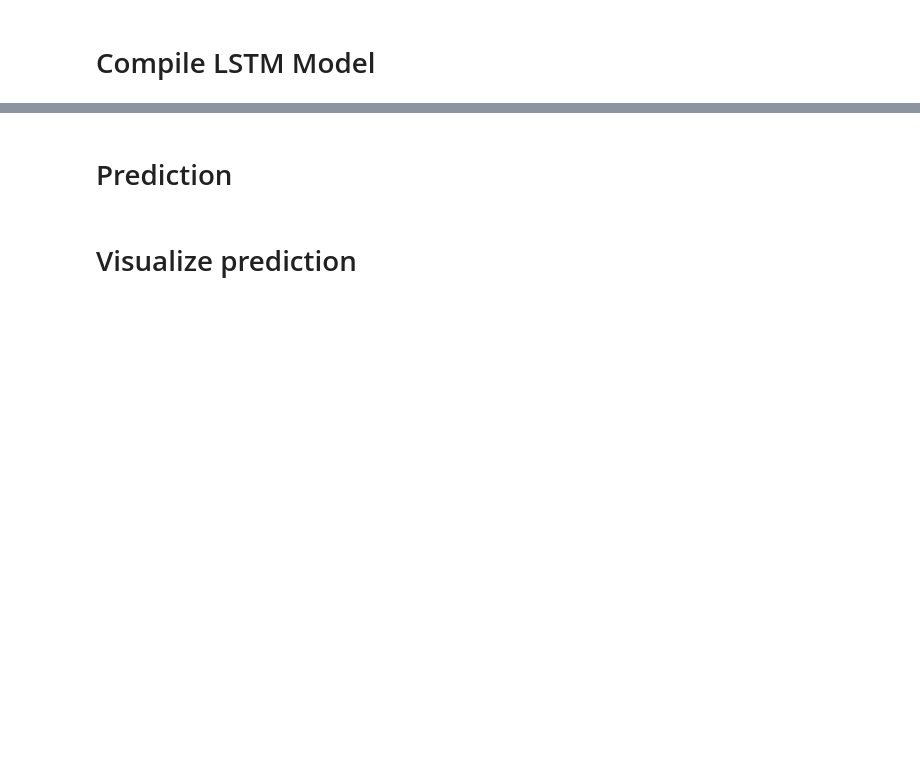
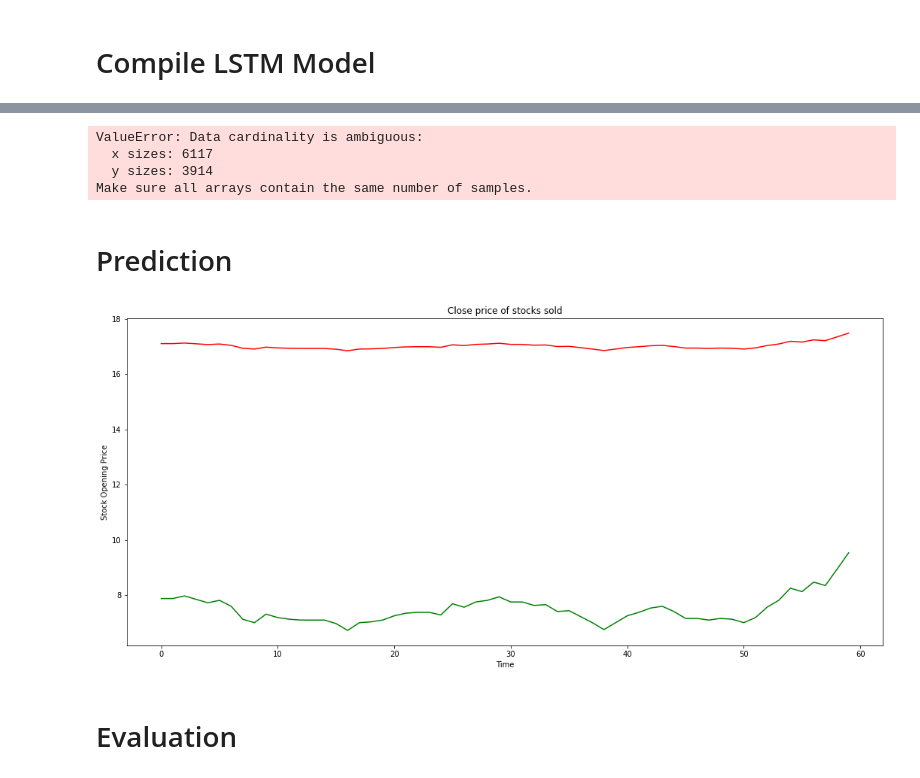
Before and after one commit to Neural-Matrix-LLC/Stock-and-ETF-Prediction, a Jupyter notebook: time series/ensemble-time_series.ipynb, the cells around one changed output, grey strips where cells are left out. Cells and saved outputs as stored; diff of their text form; code cells hidden in the pictures; blank space fills up the shorter version.

Commit message:
keras tuning testing

```diff
--- a/time series/ensemble-time_series.ipynb
+++ b/time series/ensemble-time_series.ipynb
@@ -145,6 +147,7 @@ callbacks = [
 # %% [markdown]
 # Compile LSTM Model
 # %%
+model = LSTM_model()
+model.summary()
 model.compile(optimizer='adam',
-              loss='mean_squared_error',
-              metrics=['accuracy'])
+              loss='mean_squared_error')
@@ -151,40 +172,16 @@ model.compile(optimizer='adam',
 # %%
 start = timeit.default_timer()
 
-model.fit(X_train, y_train,
-          epochs=100, batch_size=32,
-          validation_data=(X_valid, y_valid), callbacks=callbacks)
+model.fit(x_train, y_train,
+          epochs=25, batch_size=32,
+          callbacks=callbacks)
 
 stop = timeit.default_timer()
 print('Time: ', stop - start)
+# %% [output]
+ValueError: Data cardinality is ambiguous:
+  x sizes: 6117
+  y sizes: 3914
+Make sure all arrays contain the same number of samples.
 # %% [markdown]
 # Prediction
-# %%
-from tensorflow.keras.models import Sequential
-from tensorflow.keras.layers import LSTM
-from tensorflow.keras.layers import Dense, Dropout, Activation, Flatten
-
-# Time the grid search
-start = timeit.default_timer()
-
-model = Sequential()
-# Identifying the number of hidden neurons, the activation function,  and input shape
-model.add(LSTM(512, activation='relu',
-               input_shape=(n_steps, n_features),
-               return_sequences=True))
-# Adding a dropout layer to prevent overfitting
-model.add(Dropout(0.2))
-# Adding one more hidden layer with 256 neurons, with a relu activation function
-model.add(LSTM(256,activation='relu'))
-# Flattening the model to vectorize the three-dimensional matrix
-model.add(Flatten())
-# Adding an output layer with a linear activation function
-model.add(Dense(1, activation='linear'))
-# Compiling LSTM with Root Mean Square Propagation and mean squared error (MSE)
-model.compile(optimizer='rmsprop', loss='mean_squared_error',
-                       metrics=['mse'])
-
-stop = timeit.default_timer()
-print('Time: ', stop - start)
-# %% [markdown]
-# Visualize prediction
@@ -191,10 +197,13 @@ print('Time: ', stop - start)
 # %%
-predicted_value = model.predict(X_test)
+predicted_prices = model.predict(x_test)
+predicted_prices = scaler.inverse_transform(predicted_prices)
 # %%
 plt.figure(figsize=(18, 8))
-plt.plot(predicted_value, color= 'red')
-plt.plot(Y_test, color='green')
+plt.plot(predicted_prices, color= 'red')
+plt.plot(scaler.inverse_transform(y_test), color='green')
 plt.title("Close price of stocks sold")
 plt.xlabel("Time")
 plt.ylabel("Stock Opening Price")
 plt.show()
+# %% [output]
+[figure, added]
@@ -224,0 +210,2 @@ plt.show()
+# %% [markdown]
+# Evaluation
```
Also changed, not shown: parts of 16 cells of this notebook, 2 other files.
